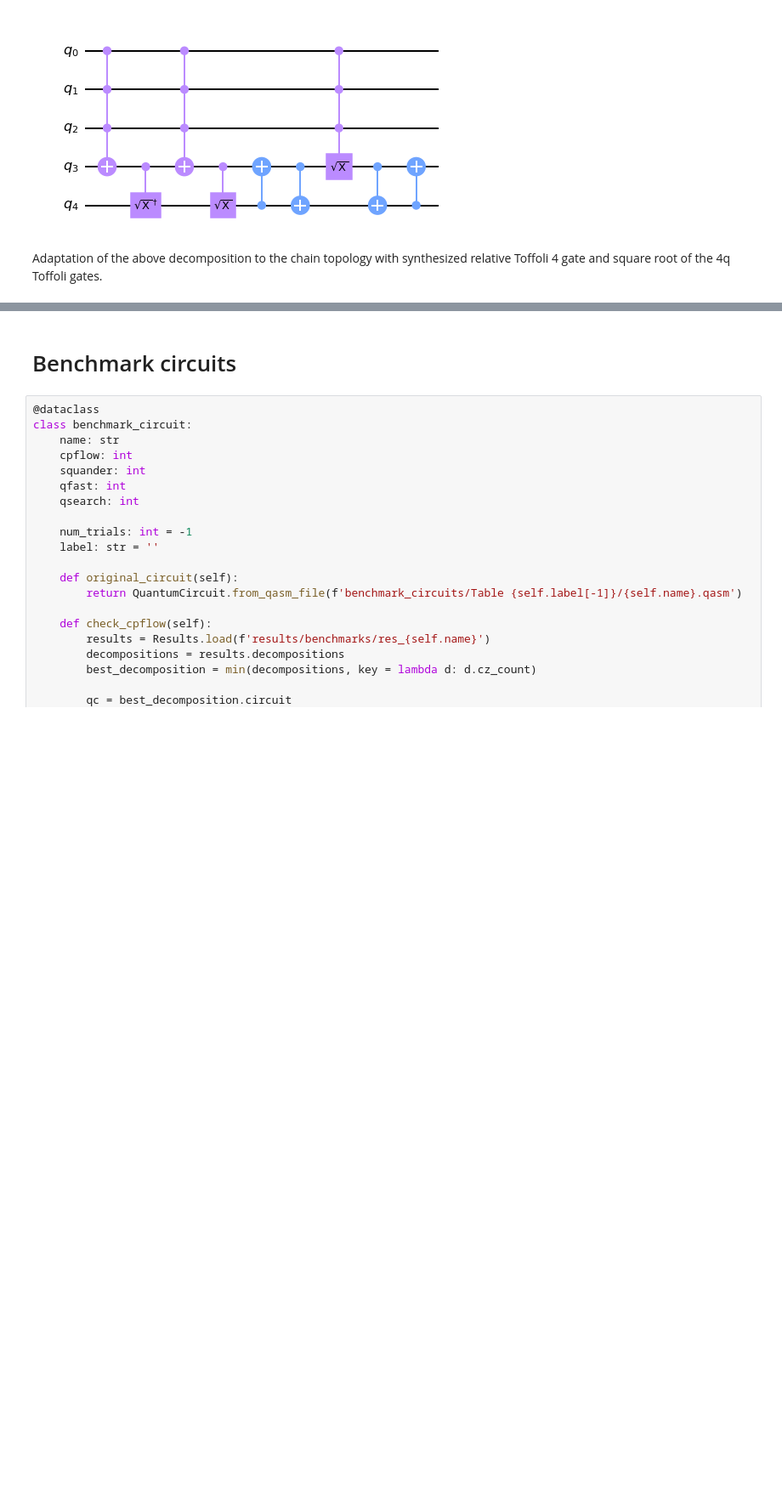
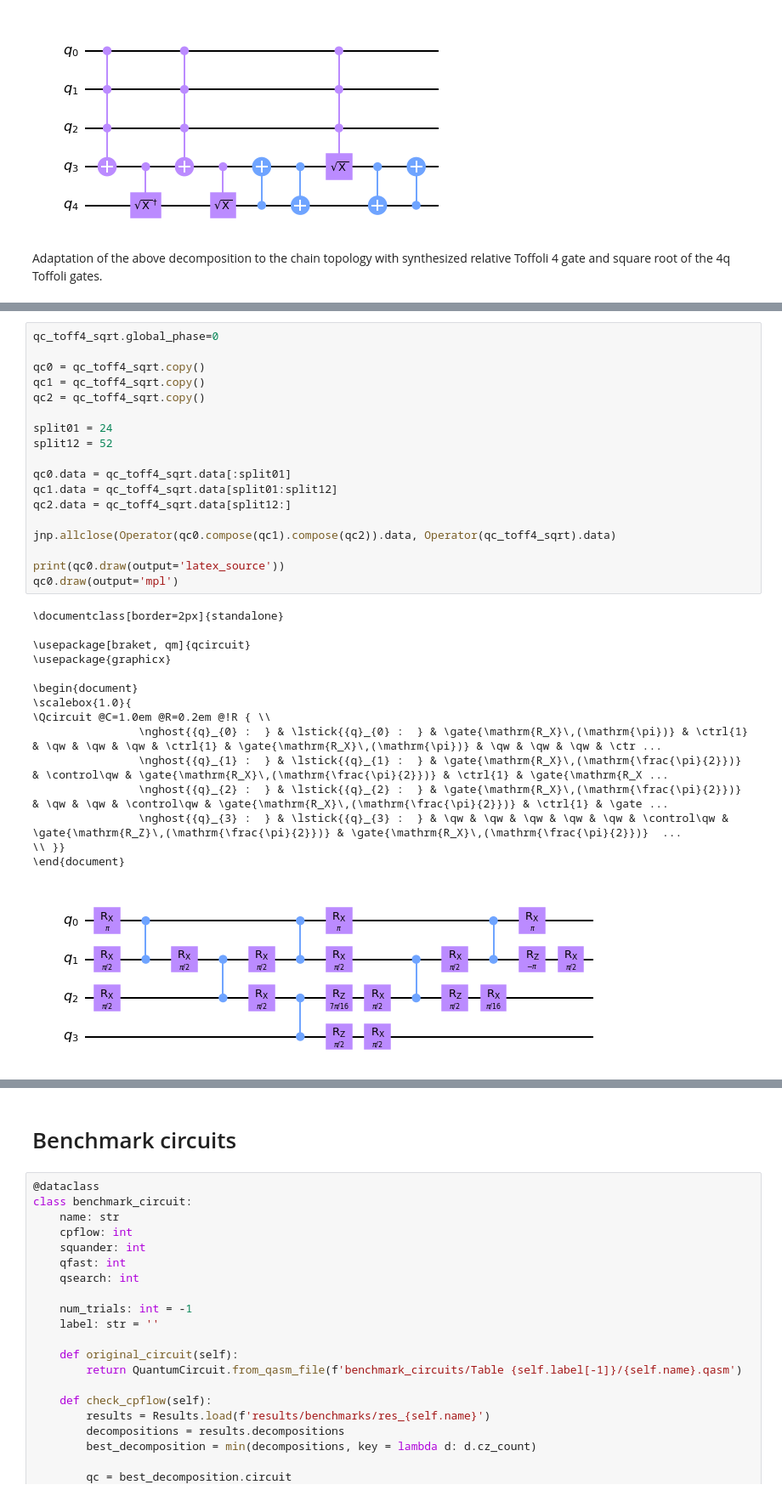
Before and after one commit to idnm/cpflow, a Jupyter notebook: paper/peppar.ipynb, the cells around one changed output, grey strips where cells are left out. Shown at 85% size. Saved outputs shown, nothing was run; the diff lists cells and outputs as text; blank space fills up the shorter version.

```diff
--- a/paper/peppar.ipynb
+++ b/paper/peppar.ipynb
@@ -577,3 +587,37 @@ qc.draw(output='mpl')
 1.1920929e-07
 True
 [figure]
+# %%
+qc_toff4_sqrt.global_phase=0
+
+qc0 = qc_toff4_sqrt.copy()
+qc1 = qc_toff4_sqrt.copy()
+qc2 = qc_toff4_sqrt.copy()
+
+split01 = 24
+split12 = 52
+
+qc0.data = qc_toff4_sqrt.data[:split01]
+qc1.data = qc_toff4_sqrt.data[split01:split12]
+qc2.data = qc_toff4_sqrt.data[split12:]
+
+jnp.allclose(Operator(qc0.compose(qc1).compose(qc2)).data, Operator(qc_toff4_sqrt).data)
+
+print(qc0.draw(output='latex_source'))
+qc0.draw(output='mpl')
+# %% [output]
+\documentclass[border=2px]{standalone}
+
+\usepackage[braket, qm]{qcircuit}
+\usepackage{graphicx}
+
+\begin{document}
+\scalebox{1.0}{
+\Qcircuit @C=1.0em @R=0.2em @!R { \\
+                \nghost{{q}_{0} :  } & \lstick{{q}_{0} :  } & \gate{\mathrm{R_X}\,(\mathrm{\pi})} & \ctrl{1} & \qw & \qw & \qw & \ctrl{1} & \gate{\mathrm{R_X}\,(\mathrm{\pi})} & \qw & \qw & \qw & \ctr ...
+                \nghost{{q}_{1} :  } & \lstick{{q}_{1} :  } & \gate{\mathrm{R_X}\,(\mathrm{\frac{\pi}{2}})} & \control\qw & \gate{\mathrm{R_X}\,(\mathrm{\frac{\pi}{2}})} & \ctrl{1} & \gate{\mathrm{R_X ...
+                \nghost{{q}_{2} :  } & \lstick{{q}_{2} :  } & \gate{\mathrm{R_X}\,(\mathrm{\frac{\pi}{2}})} & \qw & \qw & \control\qw & \gate{\mathrm{R_X}\,(\mathrm{\frac{\pi}{2}})} & \ctrl{1} & \gate ...
+                \nghost{{q}_{3} :  } & \lstick{{q}_{3} :  } & \qw & \qw & \qw & \qw & \qw & \control\qw & \gate{\mathrm{R_Z}\,(\mathrm{\frac{\pi}{2}})} & \gate{\mathrm{R_X}\,(\mathrm{\frac{\pi}{2}})}  ...
+\\ }}
+\end{document}
+[figure, added]
```
Also changed, not shown: parts of 8 cells of this notebook, 1 other file.
